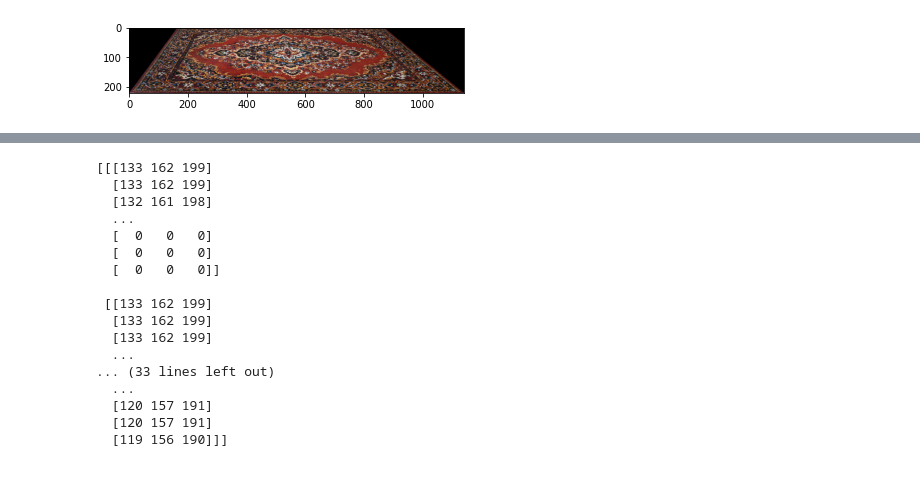
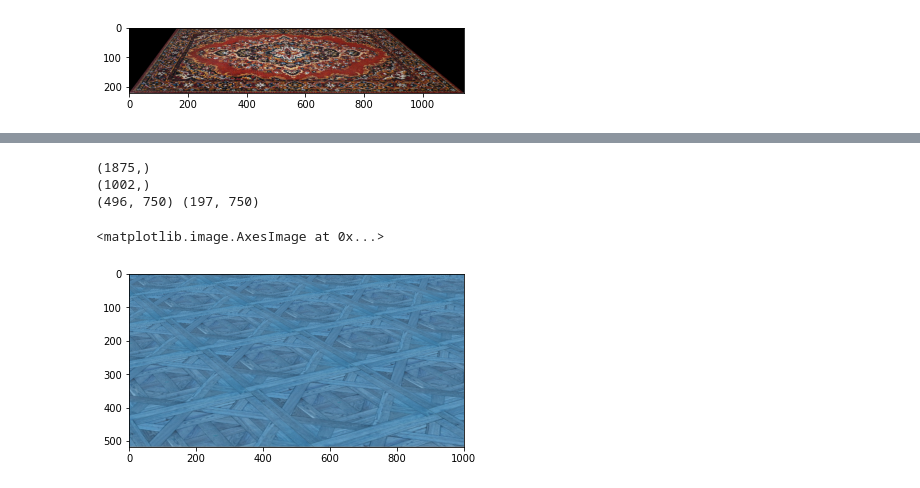
Before and after one commit to alexpetersburg/ml_room_editor, a Jupyter notebook: UprightNet/demo.ipynb, the cells around one changed output, grey strips where cells are left out. Saved outputs shown, nothing was run; the diff lists cells and outputs as text; code cells hidden in the pictures.

```diff
--- a/UprightNet/demo.ipynb
+++ b/UprightNet/demo.ipynb
@@ -203,20 +108,31 @@ print(alpha_mask)
-# %%
-print(warped_texture)
-# %% [output]
-[[[133 162 199]
-  [133 162 199]
-  [132 161 198]
-  ...
-  [  0   0   0]
-  [  0   0   0]
-  [  0   0   0]]
-
- [[133 162 199]
-  [133 162 199]
-  [133 162 199]
-  ...
-... (33 lines left out)
-  ...
-  [120 157 191]
-  [120 157 191]
-  [119 156 190]]]
+# %%
+def change_floor_texture(img, mask, pitch, texture, texture_angle=0):
+    output = img.copy()
+    if max(output.shape) > 1024:
+        scale = 1024 / max(output.shape)
+        output = cv2.resize(output, (int(output.shape[1]*scale),
+                                             int(output.shape[0]*scale)))
+
+    angle = compute_angle(pitch)
+    texture = cv2.cvtColor(texture, cv2.COLOR_BGR2BGRA, texture)
+    texture = rotate_crop(texture , texture_angle)
+    warped_texture, _ = warp_perspective(texture, angle)
+    warped_texture = autocrop(warped_texture)
+    warped_texture = crop_left_right_borders(warped_texture)
+#     scale = output.shape[1] / warped_texture.shape[1]
+#     warped_texture = cv2.resize(warped_texture, (int(warped_texture.shape[1]*scale*1.4),
+#                                              int(warped_texture.shape[0]*scale*1.4)))
+#     center_offset = int((warped_texture.shape[1] - output.shape[1])/2)
+#     top_offset = min(output.shape[0], warped_texture.shape[0])
+#     warped_texture = warped_texture[-top_offset:,center_offset:center_offset+width,]
+    croped_mask = crop_top_image(mask)
+    print(mask.shape, croped_mask.shape)
+    return warped_texture
+
+plt.imshow(change_floor_texture(room_img, mask, pred_pitch, texture, 30))
+# %% [output]
+(1875,)
+(1002,)
+(496, 750) (197, 750)
+<matplotlib.image.AxesImage at 0x...>
+[figure, added]
```
Also changed, not shown: parts of 10 cells of this notebook, 3 other files.
